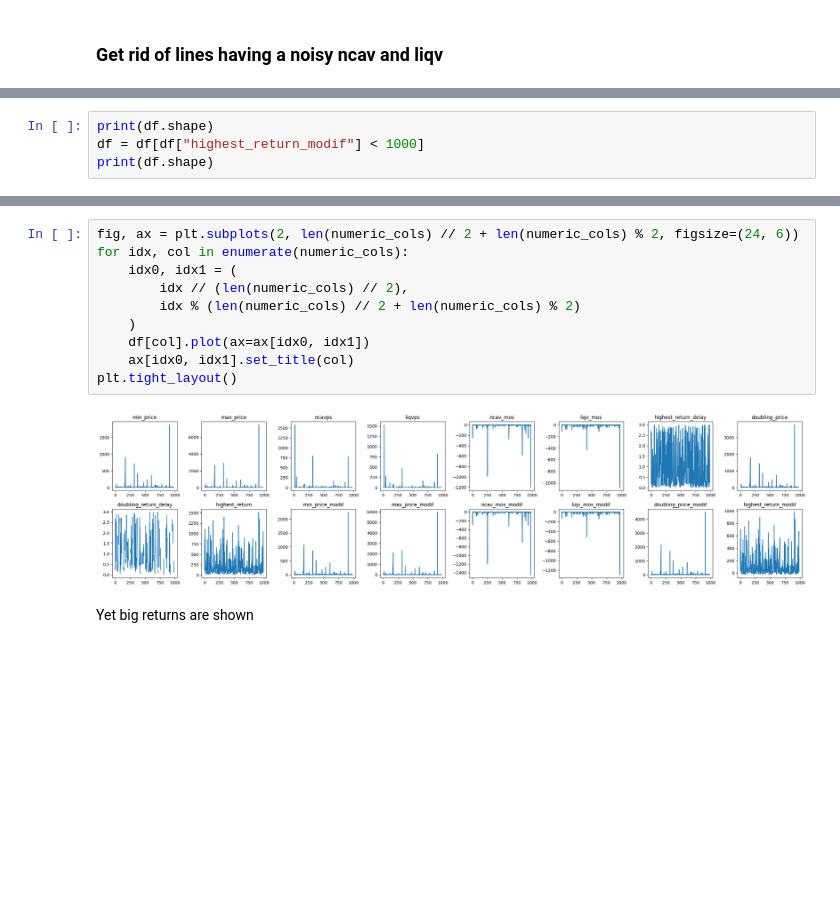
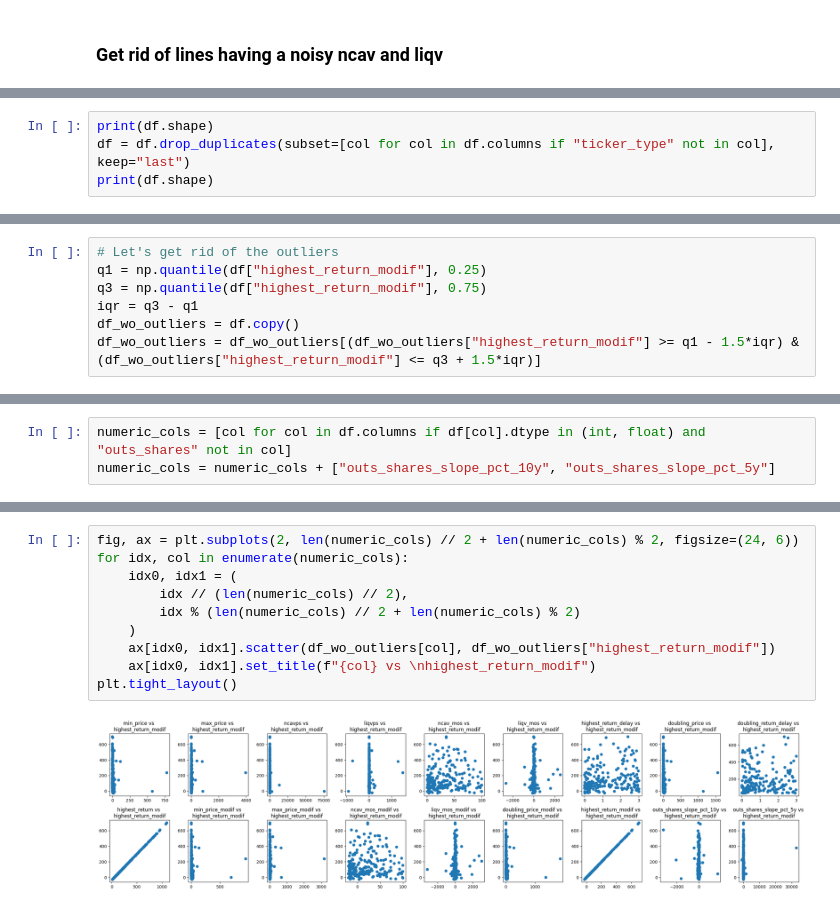
Before and after one commit to simonjpc/value_investment, a Jupyter notebook: notebooks/backtesting-output-analysis.ipynb, the cells around one changed output, grey strips where cells are left out. Cells and saved outputs as stored; diff of their text form; blank space fills up the shorter version.

```diff
--- a/notebooks/backtesting-output-analysis.ipynb
+++ b/notebooks/backtesting-output-analysis.ipynb
@@ -68,4 +77,0 @@ I assume no 1000% or more from a ncav approach will be normal
-# %%
-print(df.shape)
-df = df[df["highest_return_modif"] < 1000]
-print(df.shape)
@@ -106,0 +161,4 @@ numeric_cols = [col for col in df.columns if df[col].dtype in (int, float) and "
+# %%
+print(df.shape)
+df = df.drop_duplicates(subset=[col for col in df.columns if "ticker_type" not in col], keep="last")
+print(df.shape)
@@ -106,0 +186,7 @@ numeric_cols = [col for col in df.columns if df[col].dtype in (int, float) and "
+# %%
+# Let's get rid of the outliers
+q1 = np.quantile(df["highest_return_modif"], 0.25)
+q3 = np.quantile(df["highest_return_modif"], 0.75)
+iqr = q3 - q1
+df_wo_outliers = df.copy()
+df_wo_outliers = df_wo_outliers[(df_wo_outliers["highest_return_modif"] >= q1 - 1.5*iqr) & (df_wo_outliers["highest_return_modif"] <= q3 + 1.5*iqr)]
@@ -107,3 +487,6 @@ numeric_cols = [col for col in df.columns if df[col].dtype in (int, float) and "
+# %%
+numeric_cols = [col for col in df.columns if df[col].dtype in (int, float) and "outs_shares" not in col]
+numeric_cols = numeric_cols + ["outs_shares_slope_pct_10y", "outs_shares_slope_pct_5y"]
 # %%
 numeric_cols
 # %% [output]
@@ -126,14 +511,12 @@ numeric_cols
 # %%
 fig, ax = plt.subplots(2, len(numeric_cols) // 2 + len(numeric_cols) % 2, figsize=(24, 6))
 for idx, col in enumerate(numeric_cols):
     idx0, idx1 = (
         idx // (len(numeric_cols) // 2),
         idx % (len(numeric_cols) // 2 + len(numeric_cols) % 2)
     )
-    df[col].plot(ax=ax[idx0, idx1])
-    ax[idx0, idx1].set_title(col)
+    ax[idx0, idx1].scatter(df_wo_outliers[col], df_wo_outliers["highest_return_modif"])
+    ax[idx0, idx1].set_title(f"{col} vs \nhighest_return_modif")
 plt.tight_layout()
 # %% [output]
-[figure, old version]
+[figure, new version]
-# %% [markdown]
-Yet big returns are shown
```
Also changed, not shown: parts of 92 cells of this notebook.
